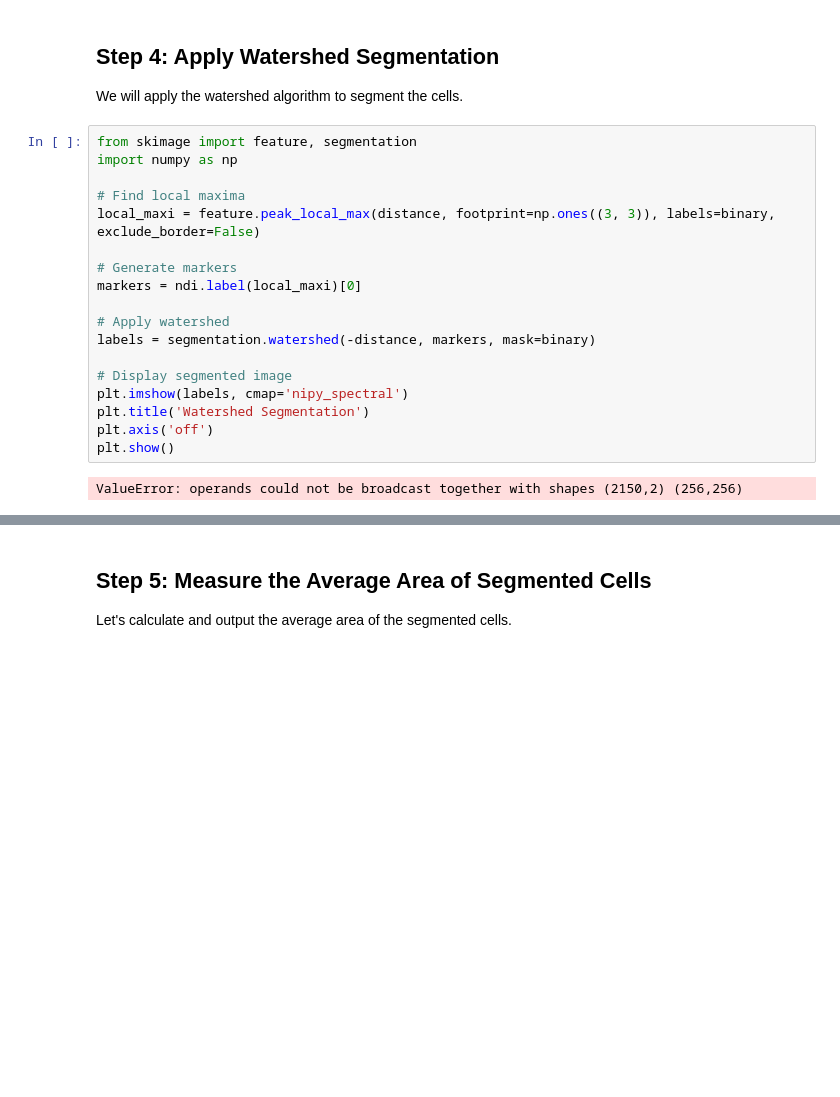
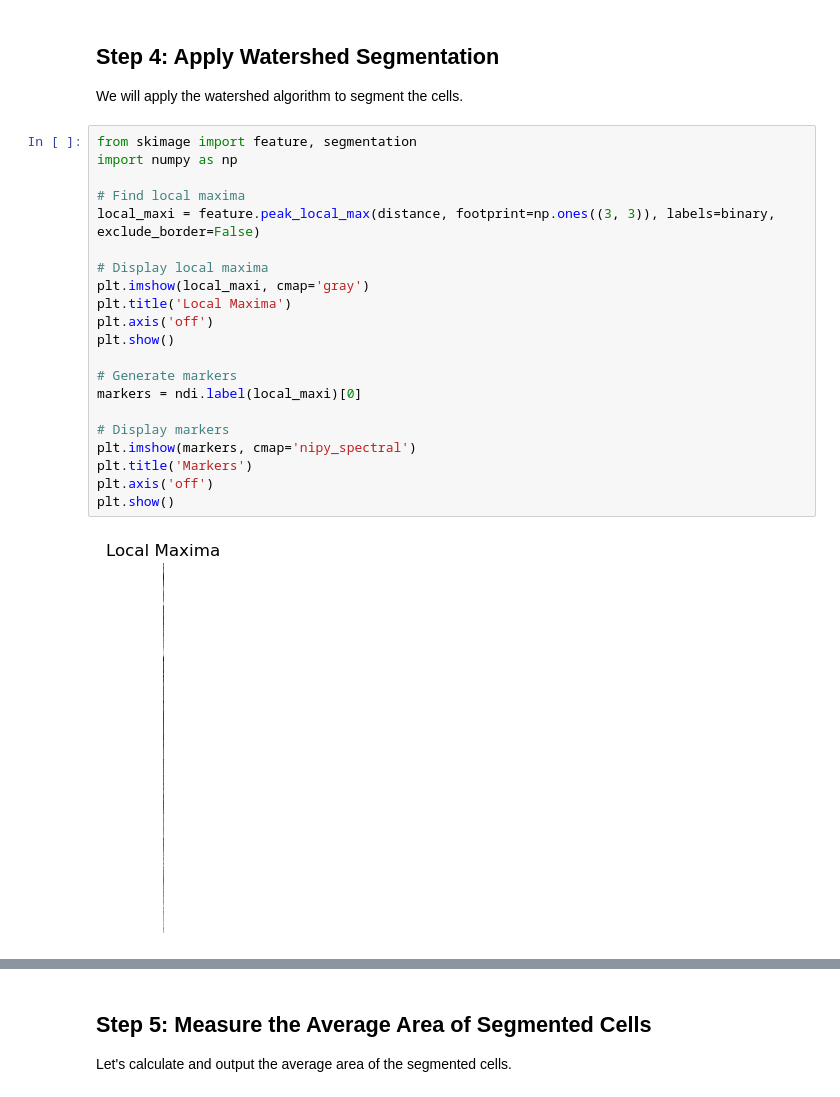
Before and after one commit to haesleinhuepf/git-bob-bioimage-analysis-example, a Jupyter notebook: notebooks/cell_segmentation_analysis.ipynb, the cells around one changed output, grey strips where cells are left out. Drawn from its saved outputs; the diff is of its cells as text; blank space fills up the shorter version.

Commit message:
Added visualization of intermediate results "local_maxi" and "markers" before applying the watershed algorithm to help understand the error better.

```diff
--- a/notebooks/cell_segmentation_analysis.ipynb
+++ b/notebooks/cell_segmentation_analysis.ipynb
@@ -62,20 +62,23 @@ We will apply the watershed algorithm to segment the cells.
 # %%
 from skimage import feature, segmentation
 import numpy as np
 
 # Find local maxima
 local_maxi = feature.peak_local_max(distance, footprint=np.ones((3, 3)), labels=binary, exclude_border=False)
 
+# Display local maxima
+plt.imshow(local_maxi, cmap='gray')
+plt.title('Local Maxima')
+plt.axis('off')
+plt.show()
+
 # Generate markers
 markers = ndi.label(local_maxi)[0]
 
-# Apply watershed
-labels = segmentation.watershed(-distance, markers, mask=binary)
-
-# Display segmented image
-plt.imshow(labels, cmap='nipy_spectral')
-plt.title('Watershed Segmentation')
+# Display markers
+plt.imshow(markers, cmap='nipy_spectral')
+plt.title('Markers')
 plt.axis('off')
 plt.show()
 # %% [output]
-ValueError: operands could not be broadcast together with shapes (2150,2) (256,256)
+[figure, added]
```
Also changed, not shown: parts of 2 cells of this notebook.
